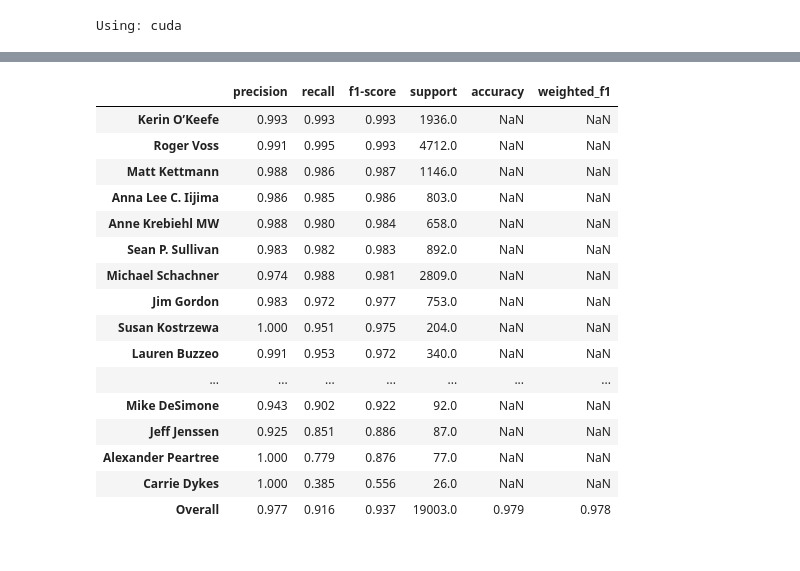
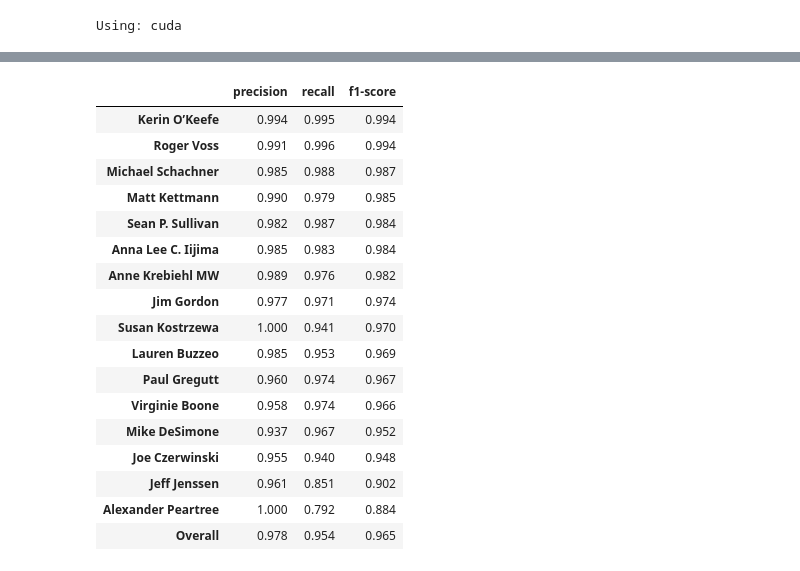
Before and after one commit to sylviadu2552/DATA4401---Project-3, a Jupyter notebook: Project3_n_grams.ipynb, the cells around one changed output, grey strips where cells are left out. Saved outputs shown, nothing was run; the diff lists cells and outputs as text; code cells hidden in the pictures.

```diff
--- a/Project3_n_grams.ipynb
+++ b/Project3_n_grams.ipynb
@@ -49,7 +49,7 @@ data = data.drop_duplicates(subset="_text_key")
 
 # Keep reviewers with at least 100 unique reviews
 reviewer_counts = data["taster_name"].value_counts()
-eligible_reviewers = reviewer_counts[reviewer_counts >= 100].index
+eligible_reviewers = reviewer_counts[reviewer_counts >= 250].index
 data = data[data["taster_name"].isin(eligible_reviewers)].copy()
 
 print("Reviewers included:", len(eligible_reviewers))
@@ -426,50 +421,51 @@ by_reviewer = report.drop(
     errors="ignore"
 ).copy()
 
 # Accuracy and weighted F1 are overall metrics, so leave them blank for individual reviewers
 by_reviewer["accuracy"] = np.nan
 by_reviewer["weighted_f1"] = np.nan
 
 # Add one Overall row
 overall = pd.DataFrame(
     [{
         "precision": report.loc["macro avg", "precision"],
         "recall": report.loc["macro avg", "recall"],
         "f1-score": f1_score(y_test, predicted_reviewers, average="macro"),
         "support": len(y_test),
         "accuracy": accuracy_score(y_test, predicted_reviewers),
         "weighted_f1": f1_score(y_test, predicted_reviewers, average="weighted")
     }],
     index=["Overall"]
 )
 
 results = pd.concat([
     by_reviewer.sort_values("f1-score", ascending=False),
     overall
 ])
 
 display(
     results[
-        ["precision", "recall", "f1-score", "support", "accuracy", "weighted_f1"]
+        ["precision", "recall", "f1-score"]
     ].round(3)
 )
 # %% [output]
-|  | precision | recall | f1-score | support | accuracy | weighted_f1 |
-| Kerin O’Keefe | 0.993 | 0.993 | 0.993 | 1936.0 | NaN | NaN |
-| Roger Voss | 0.991 | 0.995 | 0.993 | 4712.0 | NaN | NaN |
-| Matt Kettmann | 0.988 | 0.986 | 0.987 | 1146.0 | NaN | NaN |
-| Anna Lee C. Iijima | 0.986 | 0.985 | 0.986 | 803.0 | NaN | NaN |
-| Anne Krebiehl MW | 0.988 | 0.980 | 0.984 | 658.0 | NaN | NaN |
-| Sean P. Sullivan | 0.983 | 0.982 | 0.983 | 892.0 | NaN | NaN |
-| Michael Schachner | 0.974 | 0.988 | 0.981 | 2809.0 | NaN | NaN |
-| Jim Gordon | 0.983 | 0.972 | 0.977 | 753.0 | NaN | NaN |
-| Susan Kostrzewa | 1.000 | 0.951 | 0.975 | 204.0 | NaN | NaN |
-| Lauren Buzzeo | 0.991 | 0.953 | 0.972 | 340.0 | NaN | NaN |
-| ... | ... | ... | ... | ... | ... | ... |
-| Mike DeSimone | 0.943 | 0.902 | 0.922 | 92.0 | NaN | NaN |
-| Jeff Jenssen | 0.925 | 0.851 | 0.886 | 87.0 | NaN | NaN |
-| Alexander Peartree | 1.000 | 0.779 | 0.876 | 77.0 | NaN | NaN |
-| Carrie Dykes | 1.000 | 0.385 | 0.556 | 26.0 | NaN | NaN |
-| Overall | 0.977 | 0.916 | 0.937 | 19003.0 | 0.979 | 0.978 |
+|  | precision | recall | f1-score |
+| Kerin O’Keefe | 0.994 | 0.995 | 0.994 |
+| Roger Voss | 0.991 | 0.996 | 0.994 |
+| Michael Schachner | 0.985 | 0.988 | 0.987 |
+| Matt Kettmann | 0.990 | 0.979 | 0.985 |
+| Sean P. Sullivan | 0.982 | 0.987 | 0.984 |
+| Anna Lee C. Iijima | 0.985 | 0.983 | 0.984 |
+| Anne Krebiehl MW | 0.989 | 0.976 | 0.982 |
+| Jim Gordon | 0.977 | 0.971 | 0.974 |
+| Susan Kostrzewa | 1.000 | 0.941 | 0.970 |
+| Lauren Buzzeo | 0.985 | 0.953 | 0.969 |
+| Paul Gregutt | 0.960 | 0.974 | 0.967 |
+| Virginie Boone | 0.958 | 0.974 | 0.966 |
+| Mike DeSimone | 0.937 | 0.967 | 0.952 |
+| Joe Czerwinski | 0.955 | 0.940 | 0.948 |
+| Jeff Jenssen | 0.961 | 0.851 | 0.902 |
+| Alexander Peartree | 1.000 | 0.792 | 0.884 |
+| Overall | 0.978 | 0.954 | 0.965 |
 # %%
 import matplotlib.pyplot as plt
```
Also changed, not shown: parts of 7 cells of this notebook.
